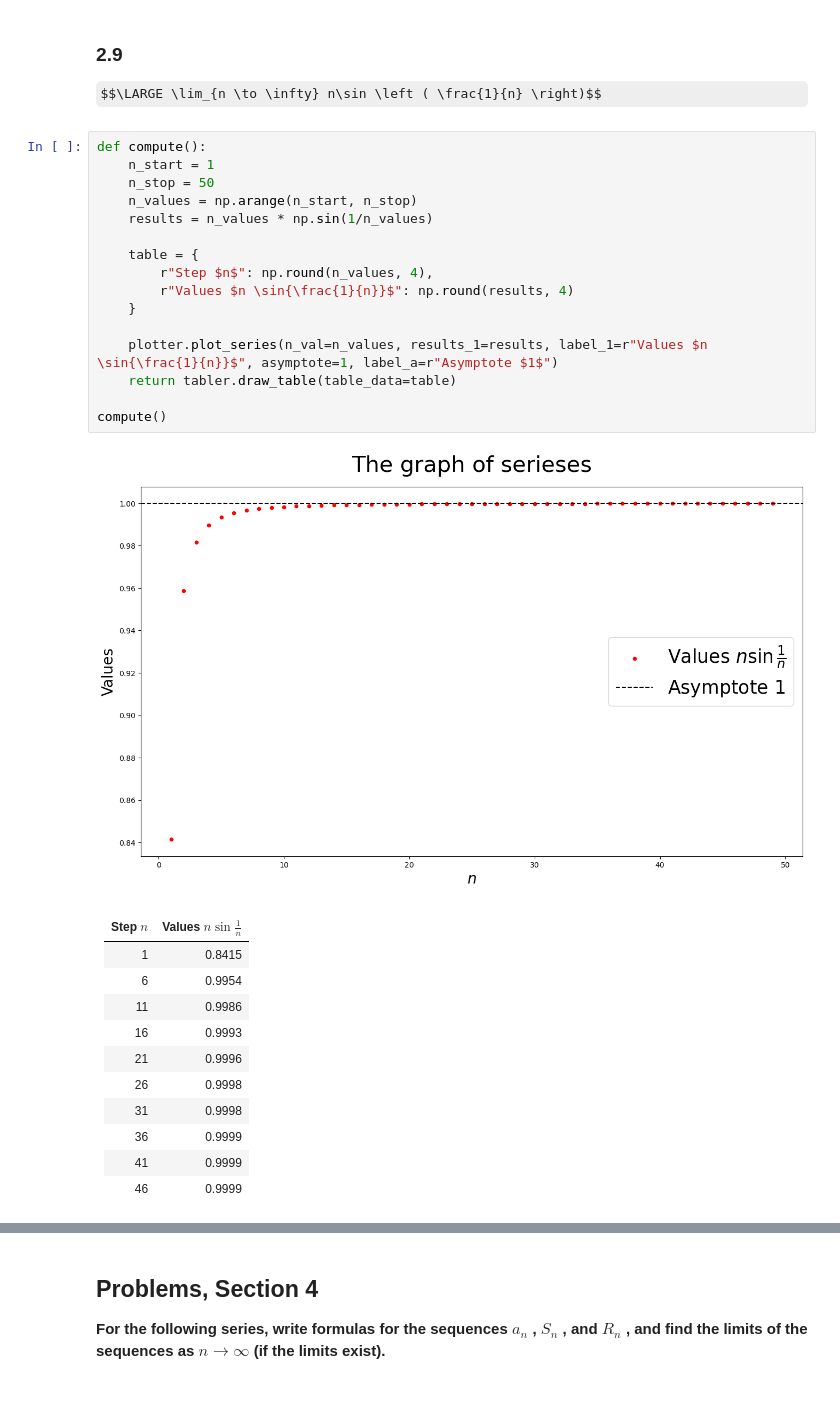
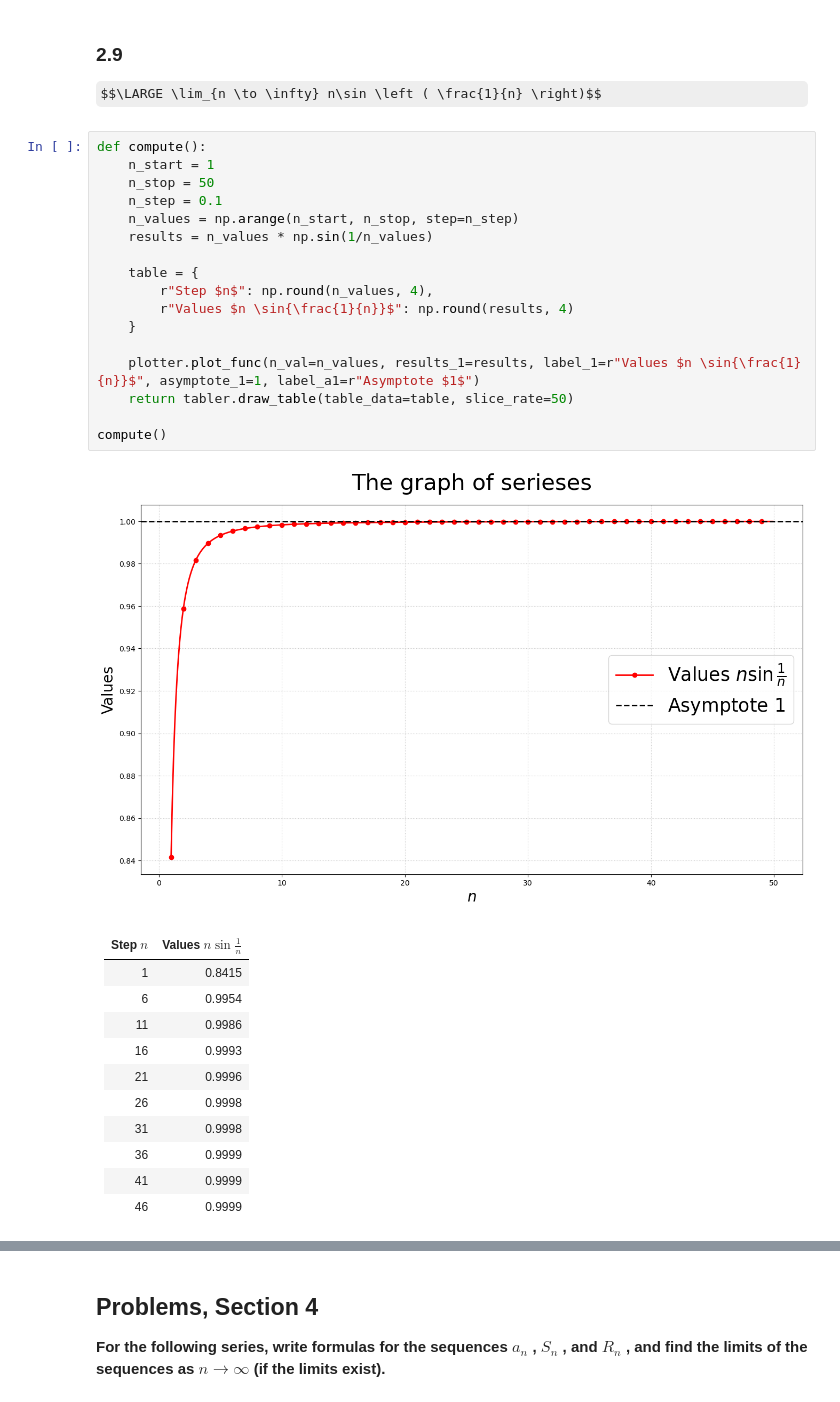
Before and after one commit to KacperCedro/study-notes, a Jupyter notebook: math/Mary-L-Boas/ch01-inifnite-series-power-series/exercises.ipynb, the cells around one changed output, grey strips where cells are left out. Cells and saved outputs as stored; diff of their text form; some formulas as TeX source.

```diff
--- a/math/Mary-L-Boas/ch01-inifnite-series-power-series/exercises.ipynb
+++ b/math/Mary-L-Boas/ch01-inifnite-series-power-series/exercises.ipynb
@@ -208,21 +208,22 @@ $$\LARGE \lim_{n \to \infty} n\sin \left ( \frac{1}{n} \right)$$
 # %%
 def compute():
     n_start = 1
     n_stop = 50
-    n_values = np.arange(n_start, n_stop)
+    n_step = 0.1
+    n_values = np.arange(n_start, n_stop, step=n_step)
     results = n_values * np.sin(1/n_values)
 
     table = {
         r"Step $n$": np.round(n_values, 4),
         r"Values $n \sin{\frac{1}{n}}$": np.round(results, 4)
     }
 
-    plotter.plot_series(n_val=n_values, results_1=results, label_1=r"Values $n \sin{\frac{1}{n}}$", asymptote=1, label_a=r"Asymptote $1$")
-    return tabler.draw_table(table_data=table)
+    plotter.plot_func(n_val=n_values, results_1=results, label_1=r"Values $n \sin{\frac{1}{n}}$", asymptote_1=1, label_a1=r"Asymptote $1$")
+    return tabler.draw_table(table_data=table, slice_rate=50)
 
 compute()
 # %% [output]
-[figure, old version]
+[figure, new version]
 |   Step $n$ |   Values $n \sin{\frac{1}{n}}$ |
 |-----------:|-------------------------------:|
 |          1 |                         0.8415 |
```
Also changed, not shown: parts of 2 cells of this notebook, 3 other files.
